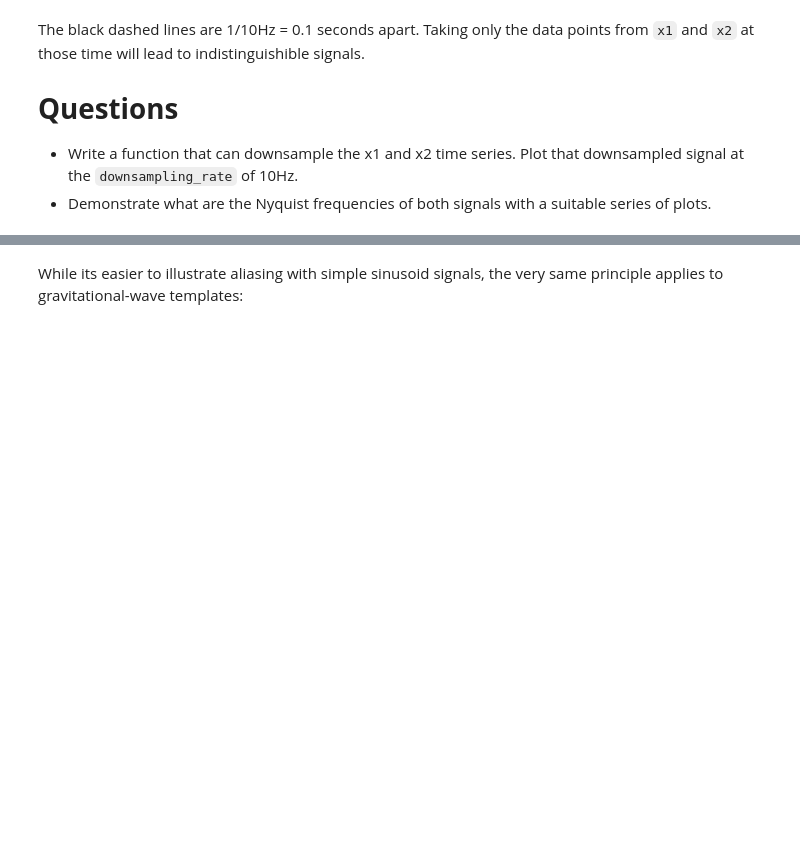
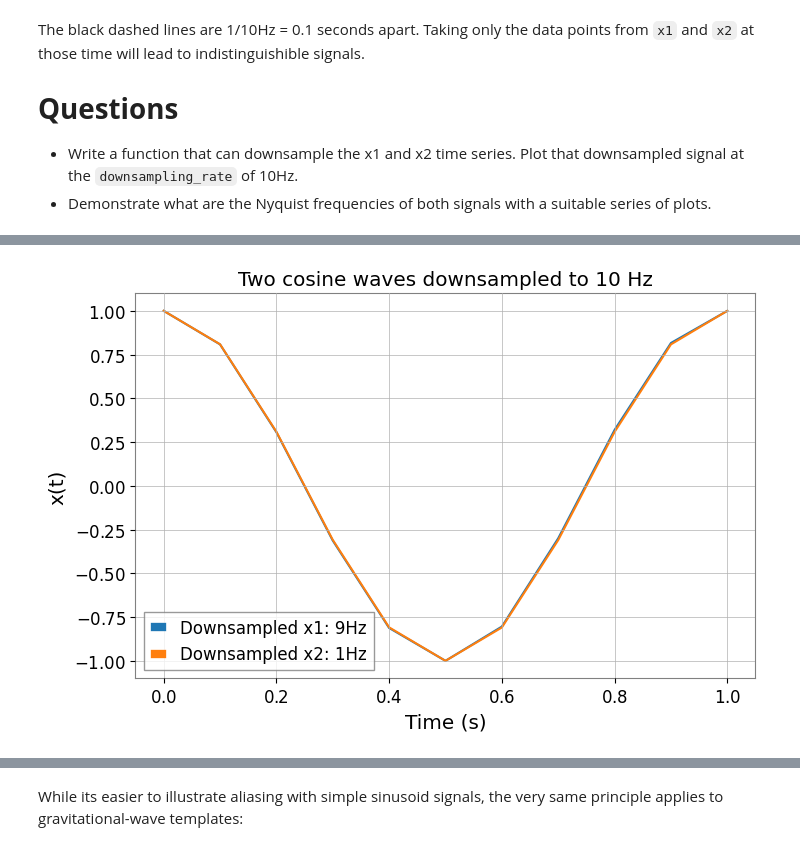
Before and after one commit to hjornskar-ctrl/dim-clem, a Jupyter notebook: chapter4.ipynb, the cells around one changed output, grey strips where cells are left out. Cells and saved outputs as stored; diff of their text form; code cells hidden in the pictures; blank space fills up the shorter version.

```diff
--- a/chapter4.ipynb
+++ b/chapter4.ipynb
@@ -467,21 +467,3 @@ The black dashed lines are 1/10Hz = 0.1 seconds apart. Taking only the data poin
 
 * Write a function that can downsample the x1 and x2 time series. Plot that downsampled signal at the `downsampling_rate` of 10Hz.
 * Demonstrate what are the Nyquist frequencies of both signals with a suitable series of plots.
-# %%
-"""
-
-def downsample(t, sampling_rate, downsampling_rate,x):
-  downsampled_t = np.linspace(0, tau, int(tau*downsampling_rate), endpoint=False)
-  downsampled_x = np.interp(downsampled_t, t, x)
-  return downsampled_t, downsampled_x
-
-
-
-sampling_rate = 16384
-
-downsampling_rate = 10
-
-
-
-downsampled_t, downsampled_x1 = downsample(t, sampling_rate, downsampling_rate,x1)
-downsampled_t, downsampled_x2 = downsample(t, sampling_rate, downsampling_rate,x2)
@@ -489,0 +470,42 @@ SyntaxError: incomplete input (<ipython-input-91-d17d6326bada>, line 1)
+# %%
+
+
+def downsample(t, sampling_rate, downsampling_rate, x):
+    factor = sampling_rate // downsampling_rate  # Compute the downsampling factor
+    downsampled_t = t[::factor]  # Select every 'factor'-th sample
+    downsampled_x = x[::factor]
+    return downsampled_t, downsampled_x
+
+# Given parameters
+sampling_rate = 16384  # Hz
+downsampling_rate = 10  # Hz
+duration = 1  # seconds
+
+# Generate time vector
+t = np.linspace(0, duration, int(duration * sampling_rate), endpoint=False)
+
+# Define frequencies
+f1 = 9.0  # Hz
+f2 = 1.0  # Hz
+
+# Generate cosine signals
+x1 = np.cos(2 * np.pi * 9 * t)
+x2 = np.cos(2 * np.pi * 1 * t)
+
+# Downsample both signals
+downsampled_t1, downsampled_x1 = downsample(t, sampling_rate, downsampling_rate, x1)
+downsampled_t2, downsampled_x2 = downsample(t, sampling_rate, downsampling_rate, x2)
+
+# Plot both downsampled signals
+plt.figure(figsize=(8, 5))
+plt.plot(downsampled_t1, downsampled_x1, label='Downsampled x1: 9Hz',)
+plt.plot(downsampled_t2, downsampled_x2, label='Downsampled x2: 1Hz',)
+
+plt.title(f'Two cosine waves downsampled to {downsampling_rate} Hz')
+plt.xlabel('Time (s)')
+plt.ylabel('x(t)')
+plt.legend()
+plt.grid(True)
+plt.show()
+# %% [output]
+[figure, added]
```
Also changed, not shown: parts of 25 cells of this notebook.
